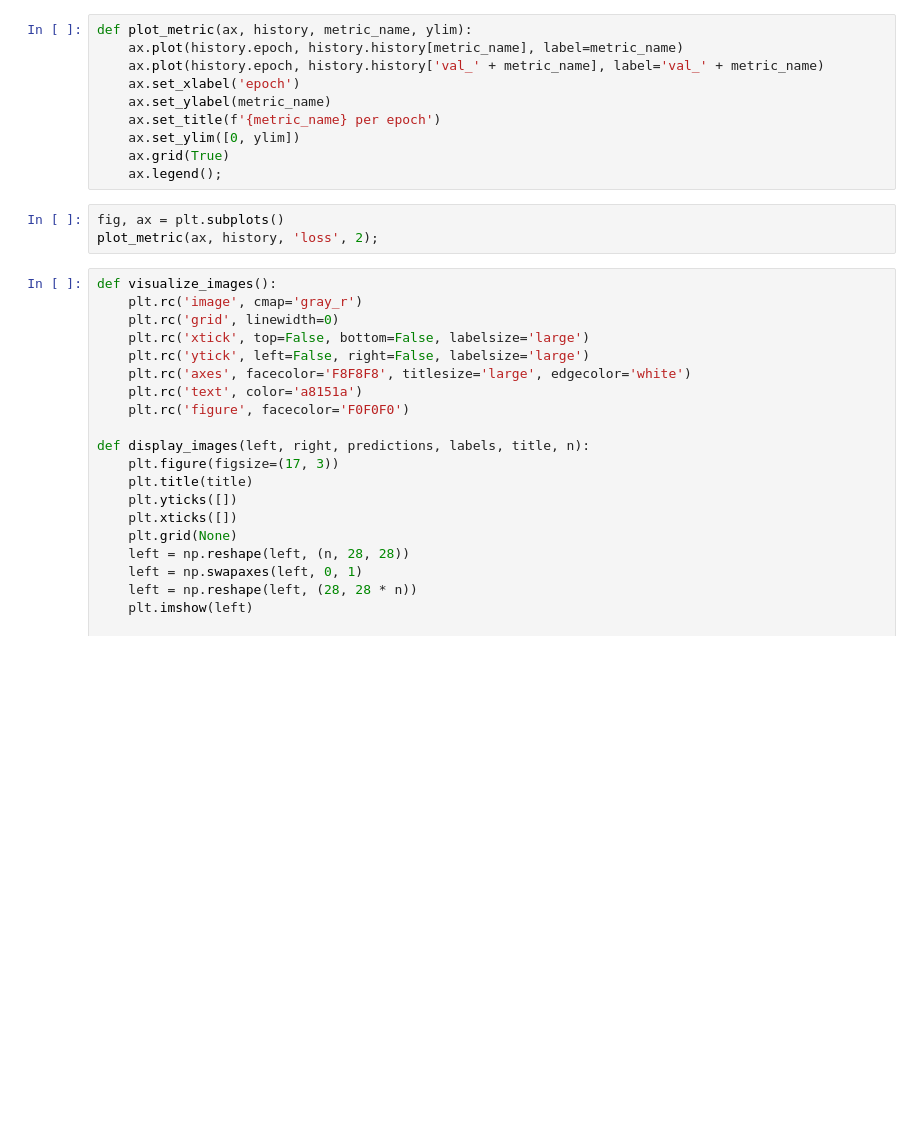
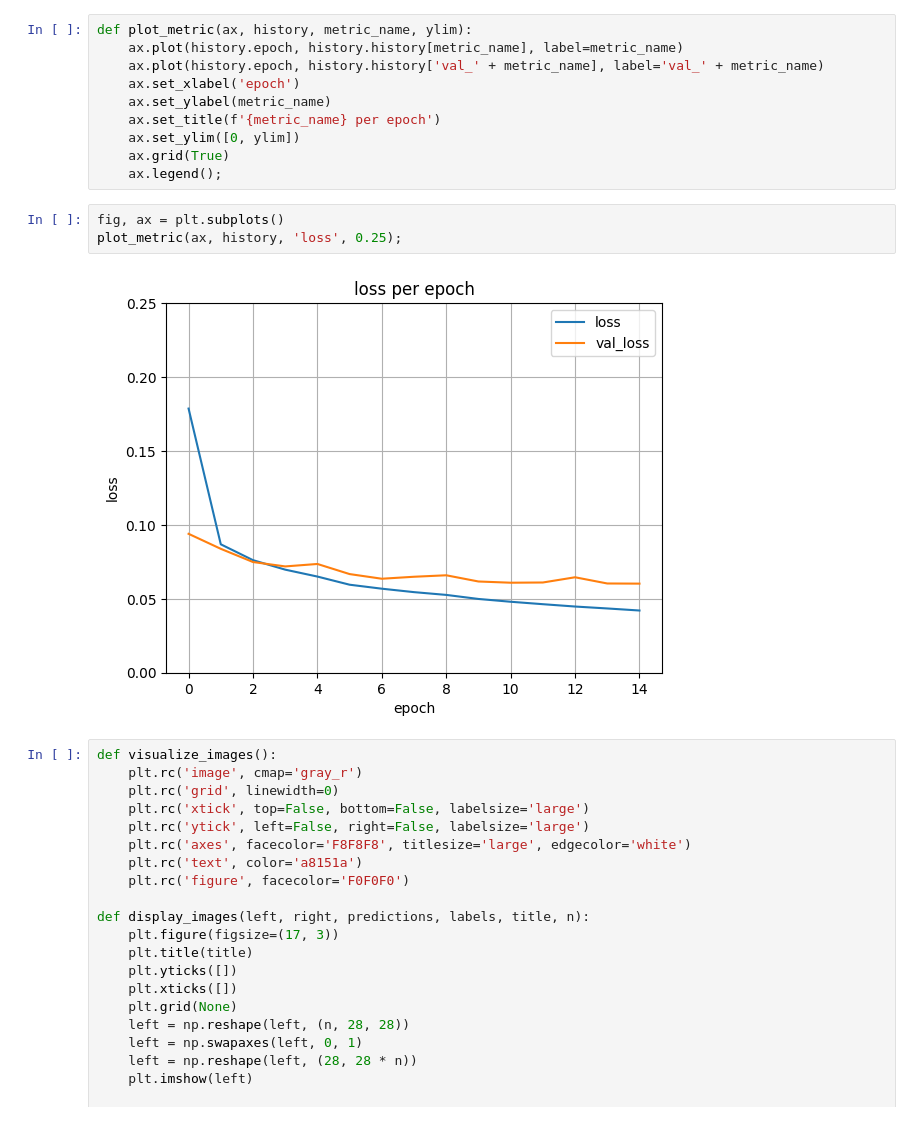
Before and after one commit to AlirezaKamyab/Tensorflow_Advanced_Techniques, a Jupyter notebook: 02 Siamese Network/01 Siamese Network.ipynb, the cells around one changed output. Saved outputs shown, nothing was run; the diff lists cells and outputs as text; blank space fills up the shorter version.

```diff
--- a/02 Siamese Network/01 Siamese Network.ipynb
+++ b/02 Siamese Network/01 Siamese Network.ipynb
@@ -214,7 +228,9 @@ def plot_metric(ax, history, metric_name, ylim):
     ax.legend();
 # %%
 fig, ax = plt.subplots()
-plot_metric(ax, history, 'loss', 2);
+plot_metric(ax, history, 'loss', 0.25);
+# %% [output]
+[figure, added]
 # %%
 def visualize_images():
     plt.rc('image', cmap='gray_r')
```
Also changed, not shown: parts of 4 cells of this notebook.
